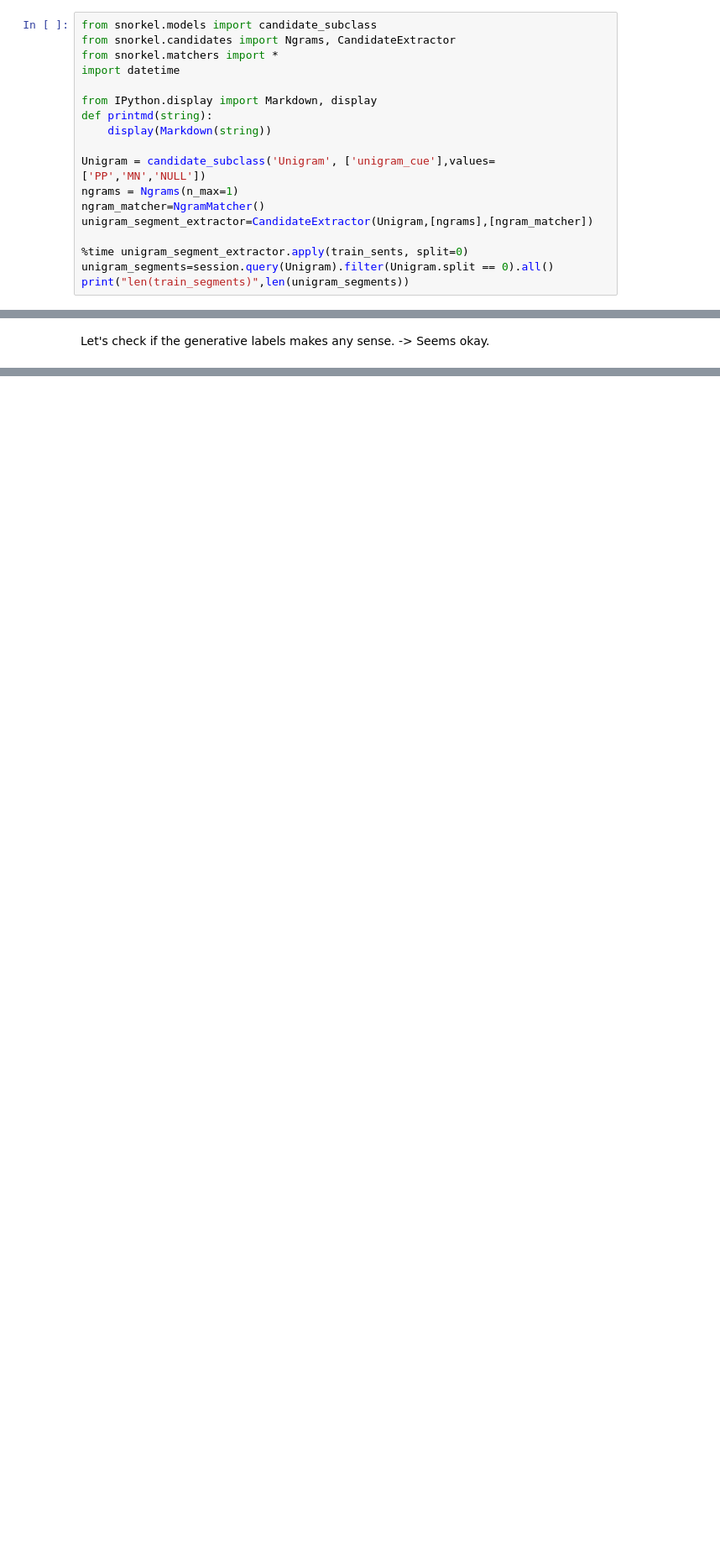
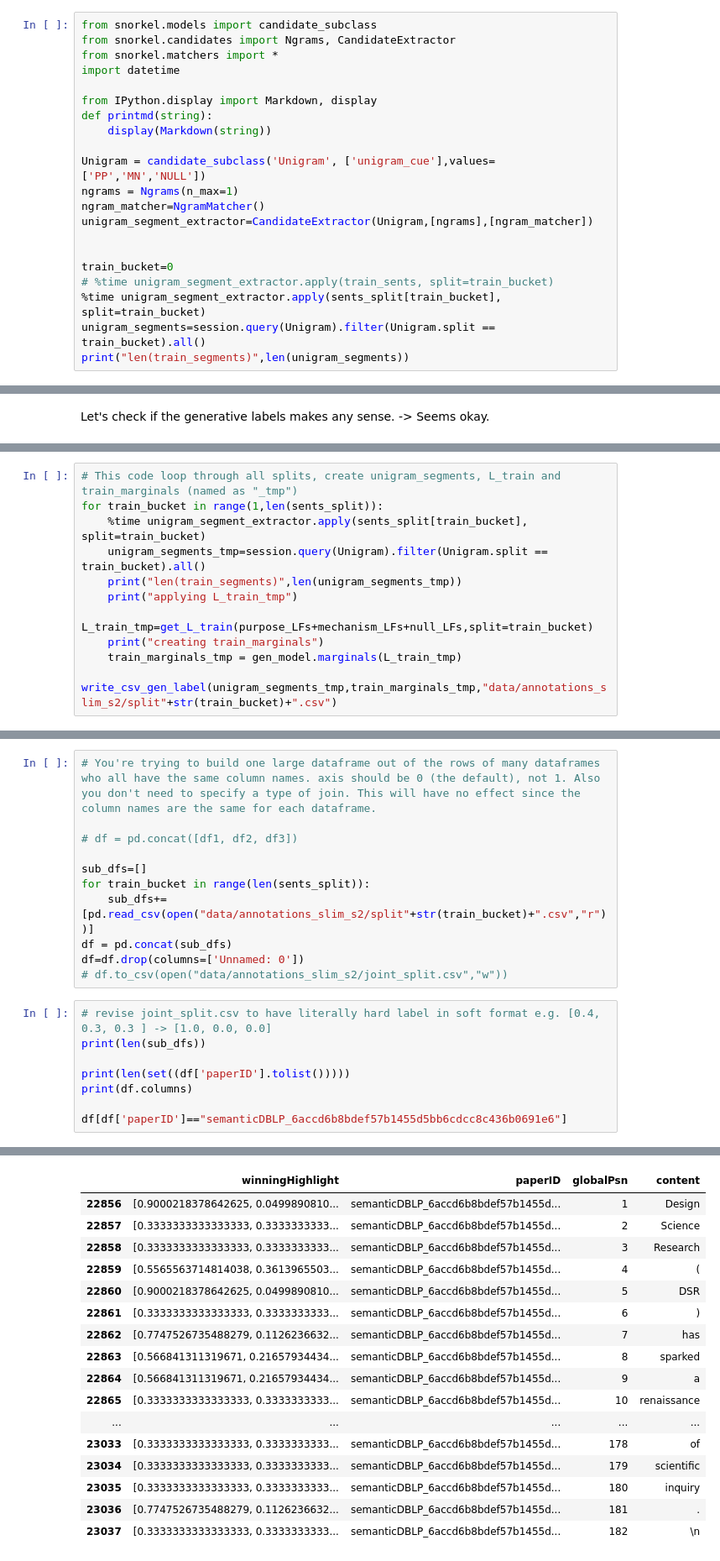
Before and after one commit to xeniaqian94/snorkel, a Jupyter notebook: abstractnet/testrun/Test_Run_12_Mini_Dataset_for_Word-level_Segments.ipynb, the cells around one changed output, grey strips where cells are left out. Shown at 84% size. Drawn from its saved outputs; the diff is of its cells as text; blank space fills up the shorter version.

```diff
--- a/abstractnet/testrun/Test_Run_12_Mini_Dataset_for_Word-level_Segments.ipynb
+++ b/abstractnet/testrun/Test_Run_12_Mini_Dataset_for_Word-level_Segments.ipynb
@@ -83,8 +123,11 @@ ngrams = Ngrams(n_max=1)
 ngram_matcher=NgramMatcher()
 unigram_segment_extractor=CandidateExtractor(Unigram,[ngrams],[ngram_matcher])
 
-%time unigram_segment_extractor.apply(train_sents, split=0)
-unigram_segments=session.query(Unigram).filter(Unigram.split == 0).all()
+
+train_bucket=0
+# %time unigram_segment_extractor.apply(train_sents, split=train_bucket)
+%time unigram_segment_extractor.apply(sents_split[train_bucket], split=train_bucket)
+unigram_segments=session.query(Unigram).filter(Unigram.split == train_bucket).all()
 print("len(train_segments)",len(unigram_segments))
 # %% [output]
 Clearing existing...
@@ -304,0 +406,11 @@ dispatch finished!!
+# %%
+# This code loop through all splits, create unigram_segments, L_train and train_marginals (named as "_tmp")
+for train_bucket in range(1,len(sents_split)):
+    %time unigram_segment_extractor.apply(sents_split[train_bucket], split=train_bucket)
+    unigram_segments_tmp=session.query(Unigram).filter(Unigram.split == train_bucket).all()
+    print("len(train_segments)",len(unigram_segments_tmp))
+    print("applying L_train_tmp")
+    L_train_tmp=get_L_train(purpose_LFs+mechanism_LFs+null_LFs,split=train_bucket)
+    print("creating train_marginals")
+    train_marginals_tmp = gen_model.marginals(L_train_tmp)
+    write_csv_gen_label(unigram_segments_tmp,train_marginals_tmp,"data/annotations_slim_s2/split"+str(train_bucket)+".csv")
@@ -304,0 +527,20 @@ dispatch finished!!
+# %%
+# You're trying to build one large dataframe out of the rows of many dataframes who all have the same column names. axis should be 0 (the default), not 1. Also you don't need to specify a type of join. This will have no effect since the column names are the same for each dataframe.
+
+# df = pd.concat([df1, df2, df3])
+
+sub_dfs=[]
+for train_bucket in range(len(sents_split)):
+    sub_dfs+=[pd.read_csv(open("data/annotations_slim_s2/split"+str(train_bucket)+".csv","r"))]
+df = pd.concat(sub_dfs)
+df=df.drop(columns=['Unnamed: 0'])
+# df.to_csv(open("data/annotations_slim_s2/joint_split.csv","w"))
+# %%
+# revise joint_split.csv to have literally hard label in soft format e.g. [0.4, 0.3, 0.3 ] -> [1.0, 0.0, 0.0]
+print(len(sub_dfs))
+
+print(len(set((df['paperID'].tolist()))))
+print(df.columns)
+
+df[df['paperID']=="semanticDBLP_6accd6b8bdef57b1455d5bb6cdcc8c436b0691e6"]
+# %% [output]
@@ -304,0 +550,17 @@ dispatch finished!!
+|  | winningHighlight | paperID | globalPsn | content |
+| 22856 | [0.9000218378642625, 0.0499890810... | semanticDBLP_6accd6b8bdef57b1455d... | 1 | Design |
+| 22857 | [0.3333333333333333, 0.3333333333... | semanticDBLP_6accd6b8bdef57b1455d... | 2 | Science |
+| 22858 | [0.3333333333333333, 0.3333333333... | semanticDBLP_6accd6b8bdef57b1455d... | 3 | Research |
+| 22859 | [0.5565563714814038, 0.3613965503... | semanticDBLP_6accd6b8bdef57b1455d... | 4 | ( |
+| 22860 | [0.9000218378642625, 0.0499890810... | semanticDBLP_6accd6b8bdef57b1455d... | 5 | DSR |
+| 22861 | [0.3333333333333333, 0.3333333333... | semanticDBLP_6accd6b8bdef57b1455d... | 6 | ) |
+| 22862 | [0.7747526735488279, 0.1126236632... | semanticDBLP_6accd6b8bdef57b1455d... | 7 | has |
+| 22863 | [0.566841311319671, 0.21657934434... | semanticDBLP_6accd6b8bdef57b1455d... | 8 | sparked |
+| 22864 | [0.566841311319671, 0.21657934434... | semanticDBLP_6accd6b8bdef57b1455d... | 9 | a |
+| 22865 | [0.3333333333333333, 0.3333333333... | semanticDBLP_6accd6b8bdef57b1455d... | 10 | renaissance |
+| ... | ... | ... | ... | ... |
+| 23033 | [0.3333333333333333, 0.3333333333... | semanticDBLP_6accd6b8bdef57b1455d... | 178 | of |
+| 23034 | [0.3333333333333333, 0.3333333333... | semanticDBLP_6accd6b8bdef57b1455d... | 179 | scientific |
+| 23035 | [0.3333333333333333, 0.3333333333... | semanticDBLP_6accd6b8bdef57b1455d... | 180 | inquiry |
+| 23036 | [0.7747526735488279, 0.1126236632... | semanticDBLP_6accd6b8bdef57b1455d... | 181 | . |
+| 23037 | [0.3333333333333333, 0.3333333333... | semanticDBLP_6accd6b8bdef57b1455d... | 182 | \n |
```
Also changed, not shown: parts of 17 cells of this notebook, 3 other files.
